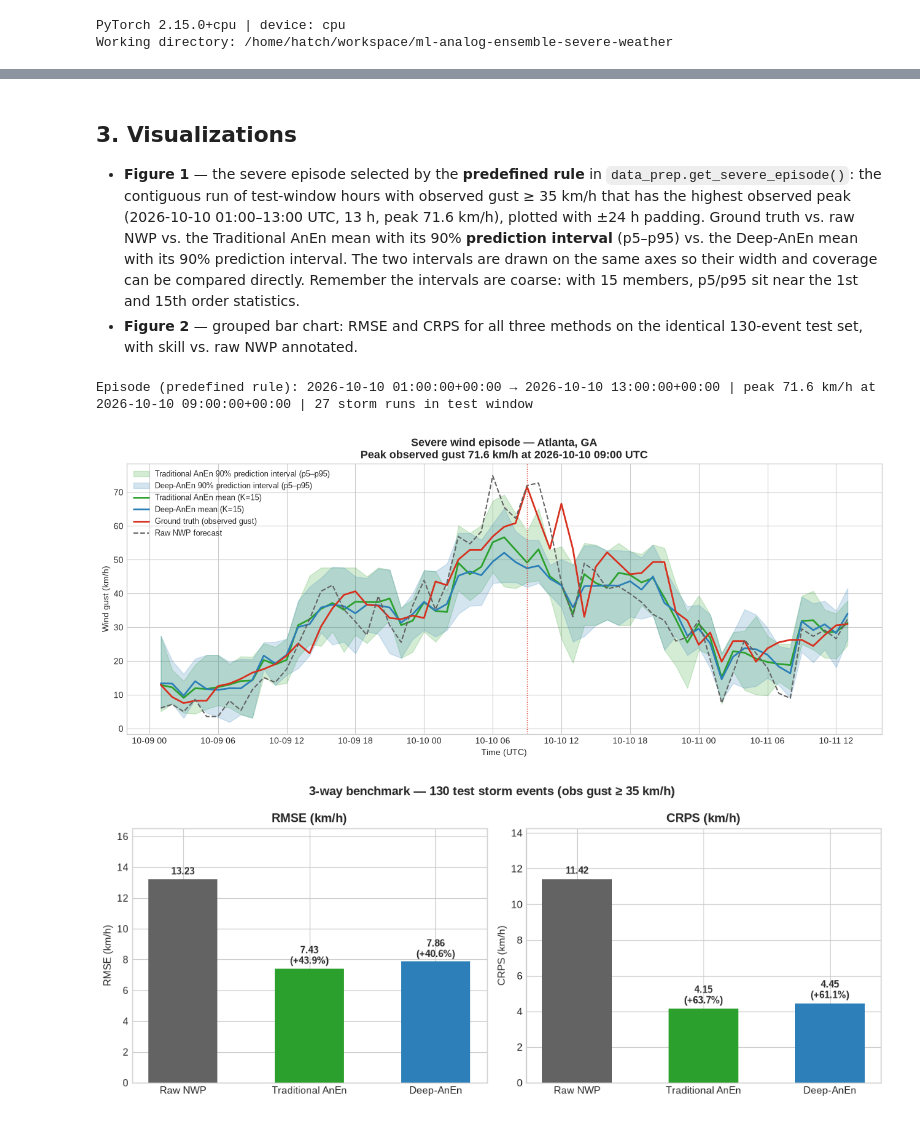
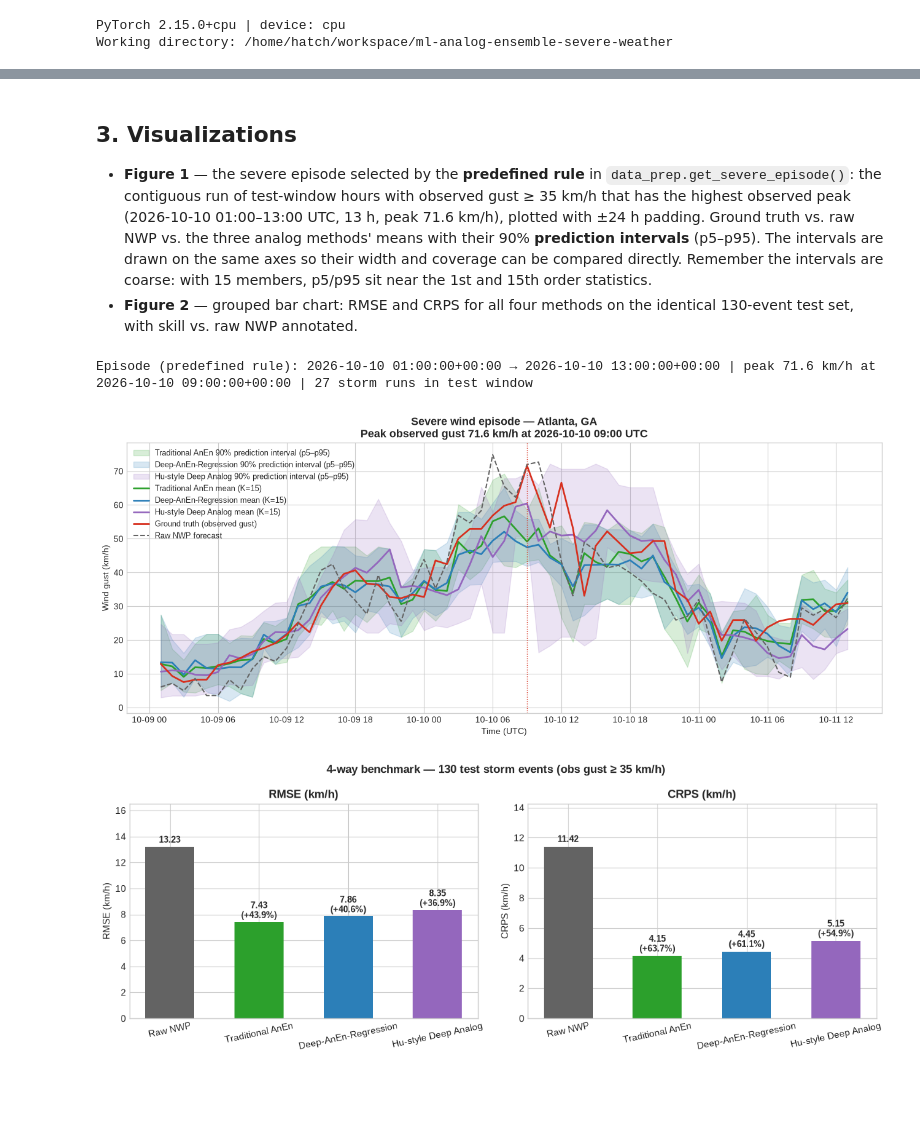
Before and after one commit to Mahinul372/ML-Analog-Ensemble-Severe-Weather, a Jupyter notebook: notebooks/comparison_analysis.ipynb, the cells around one changed output, grey strips where cells are left out. Drawn from its saved outputs; the diff is of its cells as text; code cells hidden in the pictures; blank space fills up the shorter version.

Commit message:
Phase 4: Hu et al. Deep Analog (LSTM triplets) + 4-way comparison; rename Phase 2 to Deep-AnEn-Regression

```diff
--- a/notebooks/comparison_analysis.ipynb
+++ b/notebooks/comparison_analysis.ipynb
@@ -418,16 +499,15 @@ All six audit checks passed.
   in `data_prep.get_severe_episode()`: the contiguous run of test-window
   hours with observed gust ≥ 35 km/h that has the highest observed peak
   (2026-10-10 01:00–13:00 UTC, 13 h, peak 71.6 km/h), plotted with ±24 h
-  padding. Ground truth vs. raw NWP vs. the Traditional AnEn mean with
-  its 90% **prediction interval** (p5–p95) vs. the Deep-AnEn mean with
-  its 90% prediction interval. The two intervals are drawn on the same
-  axes so their width and coverage can be compared directly. Remember
-  the intervals are coarse: with 15 members, p5/p95 sit near the 1st
-  and 15th order statistics.
-- **Figure 2** — grouped bar chart: RMSE and CRPS for all three methods
+  padding. Ground truth vs. raw NWP vs. the three analog methods' means
+  with their 90% **prediction intervals** (p5–p95). The intervals are
+  drawn on the same axes so their width and coverage can be compared
+  directly. Remember the intervals are coarse: with 15 members, p5/p95
+  sit near the 1st and 15th order statistics.
+- **Figure 2** — grouped bar chart: RMSE and CRPS for all four methods
   on the identical 130-event test set, with skill vs. raw NWP annotated.
 # %%
-# --- Figure 1: 3-way severe-episode time series -------------------------------
+# --- Figure 1: 4-way severe-episode time series -------------------------------
 episode = get_severe_episode(test_df)
 print(f"Episode (predefined rule): {episode['episode_start']} → "
       f"{episode['episode_end']} | peak {episode['peak_gust']:.1f} km/h at "
@@ -440,20 +520,26 @@ def band(members_list):
     return m.mean(axis=1), np.percentile(m, 5, axis=1), np.percentile(m, 95, axis=1)
 
 trad_w = [trad.find_analogs(ts, K=K)["ensemble_members"] for ts in window["timestamp"]]
-deep_w = [deep_find_analogs(ts, K=K)["ensemble_members"] for ts in window["timestamp"]]
+regression_w = [regression_find_analogs(ts, K=K)["ensemble_members"] for ts in window["timestamp"]]
+triplet_w = [triplet_find_analogs(ts, K=K)["ensemble_members"] for ts in window["timestamp"]]
 trad_mean_w, trad_p5, trad_p95 = band(trad_w)
-deep_mean_w, deep_p5, deep_p95 = band(deep_w)
+regression_mean_w, regression_p5, regression_p95 = band(regression_w)
+triplet_mean_w, triplet_p5, triplet_p95 = band(triplet_w)
 
 plt.style.use("seaborn-v0_8-whitegrid")
 fig, ax = plt.subplots(figsize=(13, 5.5))
-ax.fill_between(window["timestamp"], trad_p5, trad_p95, color="#2ca02c", alpha=0.20,
+ax.fill_between(window["timestamp"], trad_p5, trad_p95, color="#2ca02c", alpha=0.18,
                 label="Traditional AnEn 90% prediction interval (p5–p95)")
-ax.fill_between(window["timestamp"], deep_p5, deep_p95, color="#2c7fb8", alpha=0.20,
-                label="Deep-AnEn 90% prediction interval (p5–p95)")
+ax.fill_between(window["timestamp"], regression_p5, regression_p95, color="#2c7fb8", alpha=0.18,
+                label="Deep-AnEn-Regression 90% prediction interval (p5–p95)")
+ax.fill_between(window["timestamp"], triplet_p5, triplet_p95, color="#9467bd", alpha=0.18,
+                label="Hu-style Deep Analog 90% prediction interval (p5–p95)")
 ax.plot(window["timestamp"], trad_mean_w, color="#2ca02c", lw=2,
         label="Traditional AnEn mean (K=15)")
-ax.plot(window["timestamp"], deep_mean_w, color="#2c7fb8", lw=2,
-        label="Deep-AnEn mean (K=15)")
+ax.plot(window["timestamp"], regression_mean_w, color="#2c7fb8", lw=2,
+        label="Deep-AnEn-Regression mean (K=15)")
+ax.plot(window["timestamp"], triplet_mean_w, color="#9467bd", lw=2,
+        label="Hu-style Deep Analog mean (K=15)")
 ax.plot(window["timestamp"], window["obs_gust"], color="#d7301f", lw=2,
         label="Ground truth (observed gust)")
 ax.plot(window["timestamp"], window["fcst_gust"], color="#636363", lw=1.5,
@@ -467,39 +553,40 @@ ax.set_xlabel("Time (UTC)")
 ax.set_ylabel("Wind gust (km/h)")
 ax.legend(loc="upper left", framealpha=0.9, fontsize=9)
 fig.tight_layout()
-fig.savefig("plots/3way_method_comparison_timeseries.png", dpi=300)
-fig.savefig("plots/3way_method_comparison_timeseries.svg")
+fig.savefig("plots/4way_method_comparison_timeseries.png", dpi=300)
+fig.savefig("plots/4way_method_comparison_timeseries.svg")
 plt.show()
 # %% [output]
 Episode (predefined rule): 2026-10-10 01:00:00+00:00 → 2026-10-10 13:00:00+00:00 | peak 71.6 km/h at 2026-10-10 09:00:00+00:00 | 27 storm runs in test window
-[figure, old version]
+[figure, new version]
 # %%
 # --- Figure 2: grouped RMSE / CRPS bar chart ----------------------------------
-methods = ["Raw NWP", "Traditional AnEn", "Deep-AnEn"]
-colors = ["#636363", "#2ca02c", "#2c7fb8"]
+methods = ["Raw NWP", "Traditional AnEn", "Deep-AnEn-Regression", "Hu-style Deep Analog"]
+colors = ["#636363", "#2ca02c", "#2c7fb8", "#9467bd"]
 rmse_vals = [scores[m][0] for m in methods]
 crps_vals = [scores[m][1] for m in methods]
 
-fig, axes = plt.subplots(1, 2, figsize=(11, 4.5))
+fig, axes = plt.subplots(1, 2, figsize=(12, 4.5))
 for ax, vals, title, skill in [
         (axes[0], rmse_vals, "RMSE (km/h)", comparison["rmse_skill_vs_raw_pct"]),
         (axes[1], crps_vals, "CRPS (km/h)", comparison["crps_skill_vs_raw_pct"])]:
     bars = ax.bar(methods, vals, color=colors, width=0.55)
     ax.set_title(title, fontweight="bold")
     ax.set_ylabel(title)
     for bar, v, m in zip(bars, vals, methods):
         label = f"{v:.2f}"
         if m != "Raw NWP":
             label += f"\n({skill[m]:+.1f}%)"
         ax.text(bar.get_x() + bar.get_width() / 2, v + 0.3, label,
                 ha="center", fontweight="bold", fontsize=9)
     ax.set_ylim(0, max(vals) * 1.25)
+    ax.tick_params(axis="x", labelrotation=12)
 
-fig.suptitle("3-way benchmark — 130 test storm events (obs gust ≥ 35 km/h)",
+fig.suptitle("4-way benchmark — 130 test storm events (obs gust ≥ 35 km/h)",
              fontsize=12, fontweight="bold")
 fig.tight_layout()
-fig.savefig("plots/rmse_crps_benchmark_barchart.png", dpi=300)
-fig.savefig("plots/rmse_crps_benchmark_barchart.svg")
+fig.savefig("plots/rmse_crps_benchmark_barchart_4way.png", dpi=300)
+fig.savefig("plots/rmse_crps_benchmark_barchart_4way.svg")
 plt.show()
 # %% [output]
-[figure, old version]
+[figure, new version]
```
Also changed, not shown: parts of 11 cells of this notebook, 18 other files.
